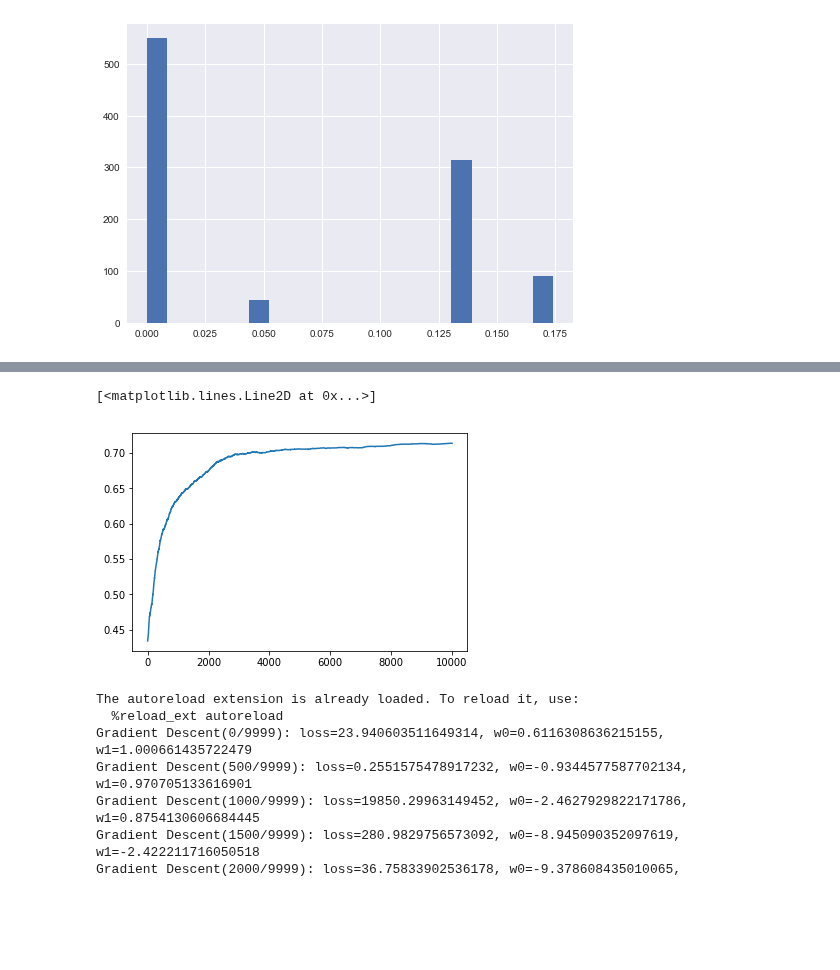
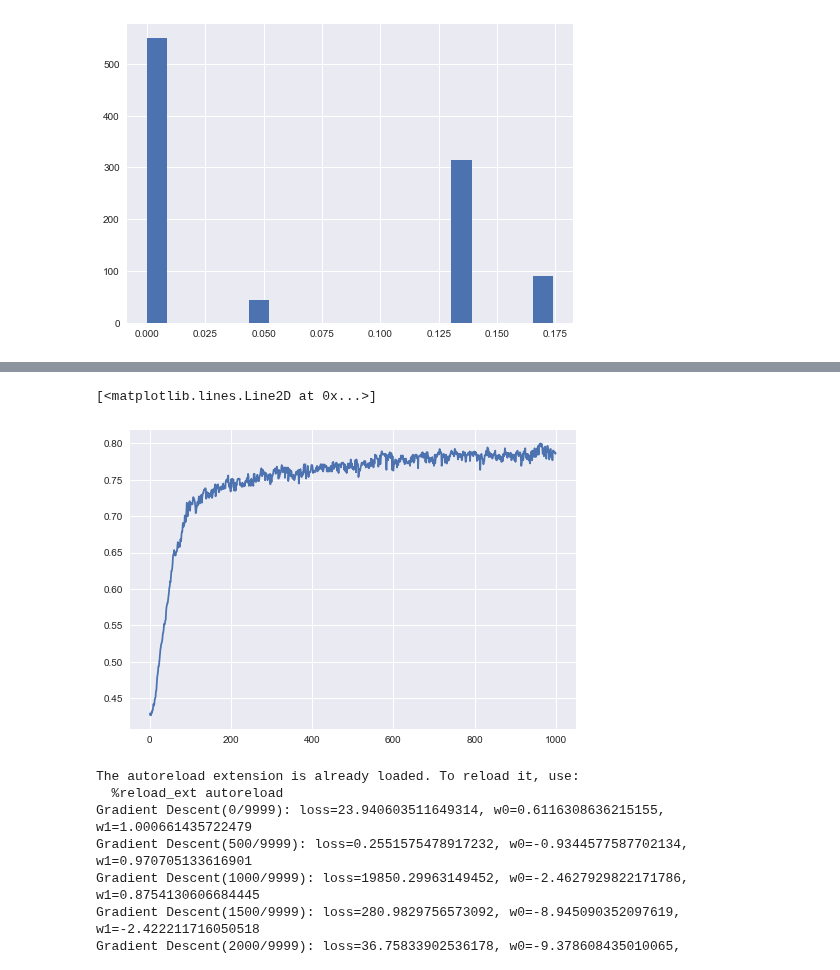
Before and after one commit to hhschede/machine_learning, a Jupyter notebook: project_1/Project_1_jupy.ipynb, the cells around one changed output, grey strips where cells are left out. Cells and saved outputs as stored; diff of their text form; code cells hidden in the pictures; blank space fills up the shorter version.

Commit message:
changed compute_loss

```diff
--- a/project_1/Project_1_jupy.ipynb
+++ b/project_1/Project_1_jupy.ipynb
@@ -152,11 +134,7 @@ for idx, column in enumerate(data_nan.T):
 X = prepare_data_order_3(data_nan)
 initial_w = np.ones(X.shape[1])
 
-test_loss,w, test_acc = logistic_regression(y, X, initial_w, max_iters = 1000, gamma = 0.05, method = "sgd", writing = False)
+test_loss,w = logistic_regression(y, X, initial_w, max_iters = 1000, gamma = 0.05, method = "sgd", writing = True)
 plt.plot(test_loss)
 plt.show()
-plt.plot(test_acc)
-plt.show()
-
-print(test_acc[-1])
 # %% [output]
@@ -172,16 +165,12 @@ max(test_acc)
-# %%
-
-val_acc = []
-val_loss = []
-for i in range(len(w)):
-    h = sigmoid(np.dot(X, w[i]))
-    val_acc.append(compute_accuracy_logistic_regression(h,y))
-    val_loss.append(compute_loss(y, h, w[i], method = "logistic"))
+# %%
+test_acc = []
+for i in range(len(w)):
+    test_acc.append(compute_accuracy_logistic_regression(y ,X ,w[i]))
 # %%
-plt.plot(val_acc)
+plt.plot(test_acc)
 # %% [output]
 [<matplotlib.lines.Line2D at 0x...>]
-[figure, old version]
+[figure, new version]
 # %%
 %load_ext autoreload
 %autoreload 2
```
Also changed, not shown: parts of 4 cells of this notebook, 1 other file.
